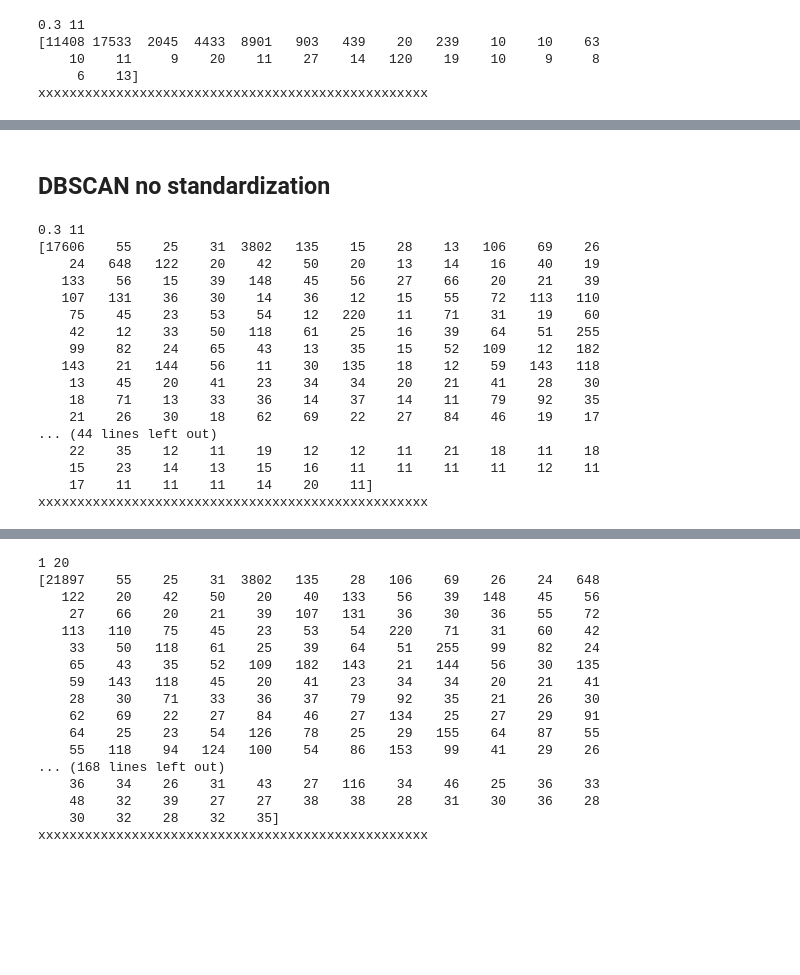
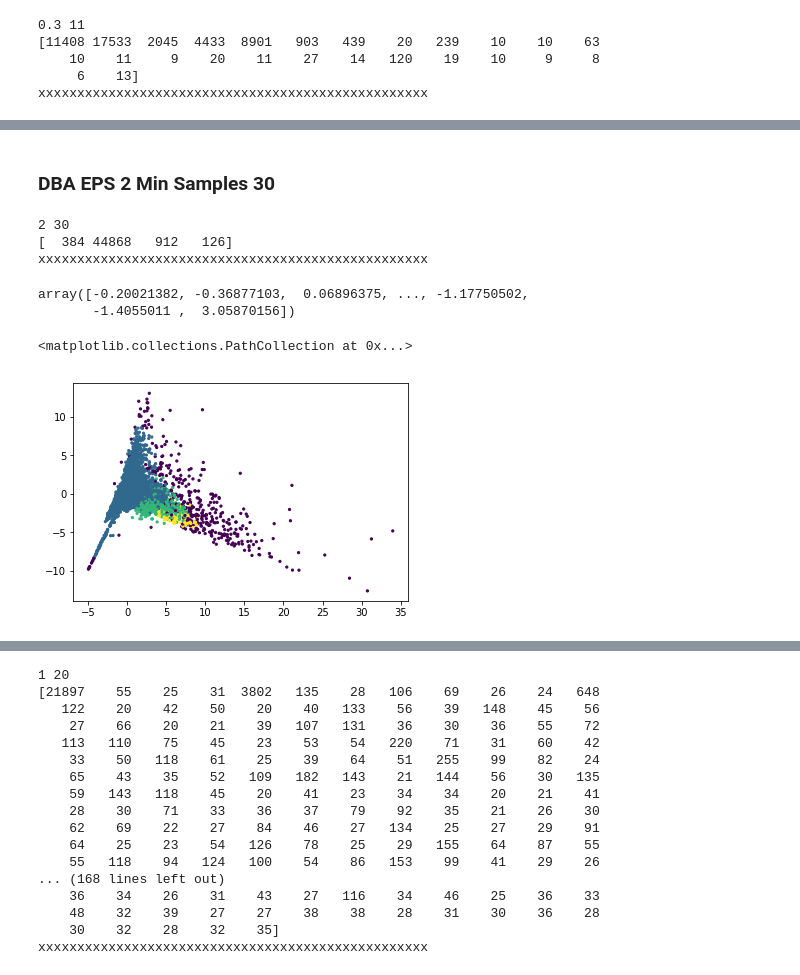
Before and after one commit to j-max/best_coffeeshop_recommender, a Jupyter notebook: models/DBSCAN/dbscan.ipynb, the cells around one changed output, grey strips where cells are left out. Drawn from its saved outputs; the diff is of its cells as text; code cells hidden in the pictures; blank space fills up the shorter version.

```diff
--- a/models/DBSCAN/dbscan.ipynb
+++ b/models/DBSCAN/dbscan.ipynb
@@ -161,8 +93,6 @@ df.to_csv('data/df_dblabels.csv')
 # %%
 with open('data/db_point3_11.p','wb') as write_file:
     pickle.dump(db,write_file)
-# %% [markdown]
-## DBSCAN no standardization
 # %%
 X = df.drop(columns=['CENSUS BLOCK', 'closest_el',
                      'daily_rides_closest_el', 'best_shops_under_001',
@@ -170,21 +101,22 @@ X = df.drop(columns=['CENSUS BLOCK', 'closest_el',
+# %% [markdown]
+### DBA EPS 2 Min Samples 30
 # %%
 # db = DBSCAN(eps=.3, min_samples=11).fit(X)
-db = db_scan_search(.3,11)
+db = db_scan_search(2,30)
 # %% [output]
-0.3 11
-[17606    55    25    31  3802   135    15    28    13   106    69    26
-    24   648   122    20    42    50    20    13    14    16    40    19
-   133    56    15    39   148    45    56    27    66    20    21    39
-   107   131    36    30    14    36    12    15    55    72   113   110
-    75    45    23    53    54    12   220    11    71    31    19    60
-    42    12    33    50   118    61    25    16    39    64    51   255
-    99    82    24    65    43    13    35    15    52   109    12   182
-   143    21   144    56    11    30   135    18    12    59   143   118
-    13    45    20    41    23    34    34    20    21    41    28    30
-    18    71    13    33    36    14    37    14    11    79    92    35
-    21    26    30    18    62    69    22    27    84    46    19    17
-... (44 lines left out)
-    22    35    12    11    19    12    12    11    21    18    11    18
-    15    23    14    13    15    16    11    11    11    11    12    11
-    17    11    11    11    14    20    11]
+2 30
+[  384 44868   912   126]
 xxxxxxxxxxxxxxxxxxxxxxxxxxxxxxxxxxxxxxxxxxxxxxxxxx
+# %%
+pca = PCA(n_components = 2)
+pca_result = pca.fit_transform(X)
+pca_one = pca_result[:,0]
+pca_two = pca_result[:,1]
+# %% [output]
+array([-0.20021382, -0.36877103,  0.06896375, ..., -1.17750502,
+       -1.4055011 ,  3.05870156])
+# %%
+plt.scatter(pca_one, pca_two, c=db.labels_, s=5)
+# %% [output]
+<matplotlib.collections.PathCollection at 0x...>
+[figure, added]
```
Also changed, not shown: parts of 27 cells of this notebook.
